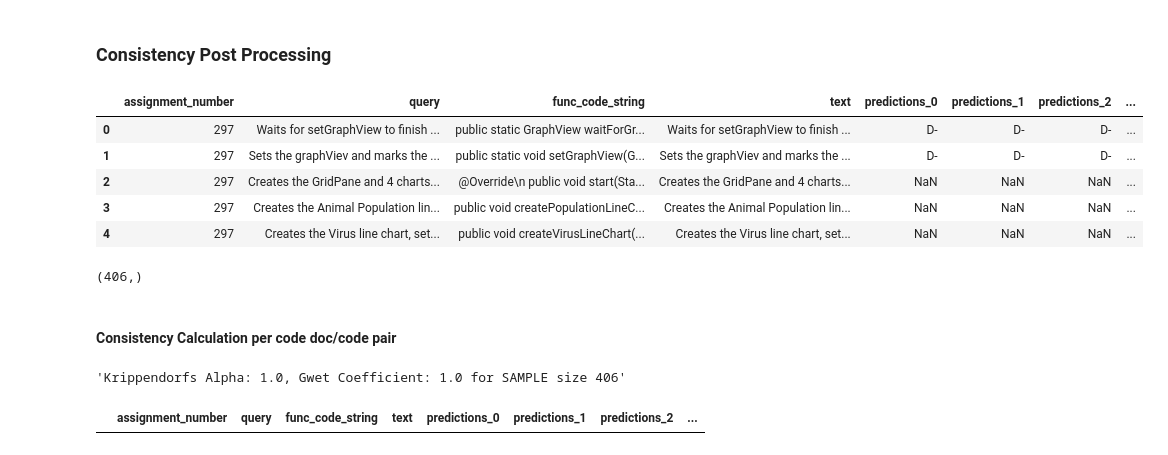
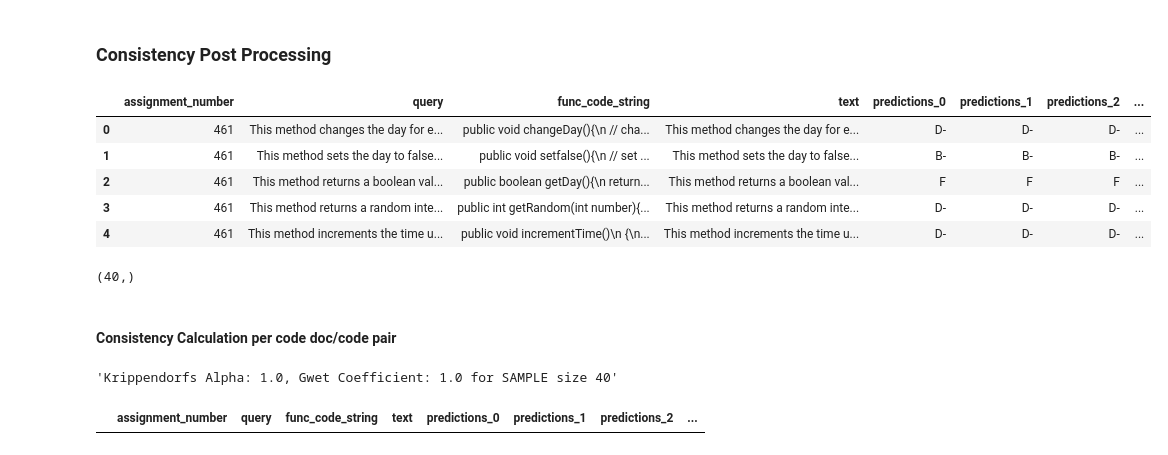
Before and after one commit to m-messer/Grading-Documentation-with-Machine-Learning, a Jupyter notebook: consistency/results.ipynb, the cells around one changed output. Saved outputs shown, nothing was run; the diff lists cells and outputs as text; code cells hidden in the pictures.

```diff
--- a/consistency/results.ipynb
+++ b/consistency/results.ipynb
@@ -6,25 +6,25 @@ import seaborn as sns
 # %% [markdown]
 ### Consistency Post Processing
 # %%
-SAMPLE_SIZE = 406
+SAMPLE_SIZE = 40
 df = pd.read_csv(f'../data/consistency_grades_{SAMPLE_SIZE}_sample.csv')
 df = df.drop(columns=['Unnamed: 0'])
-df['predictions_0'] = pd.Categorical(df['predictions_0'], ['A++', 'A+', 'A', 'A-', 'B+', 'B', 'B-','C+', 'C', 'C-', 'D+', 'D', 'D-', 'F'], ordered=True)
-df['predictions_1'] = pd.Categorical(df['predictions_1'], ['A++', 'A+', 'A', 'A-', 'B+', 'B', 'B-','C+', 'C', 'C-', 'D+', 'D', 'D-', 'F'], ordered=True)
-df['predictions_2'] = pd.Categorical(df['predictions_2'], ['A++', 'A+', 'A', 'A-', 'B+', 'B', 'B-','C+', 'C', 'C-', 'D+', 'D', 'D-', 'F'], ordered=True)
-df['predictions_3'] = pd.Categorical(df['predictions_3'], ['A++', 'A+', 'A', 'A-', 'B+', 'B', 'B-','C+', 'C', 'C-', 'D+', 'D', 'D-', 'F'], ordered=True)
+df['predictions_0'] = pd.Categorical(df['predictions_0'], ['F', 'D-', 'D', 'D+', 'C-', 'C', 'C+', 'B-', 'B', 'B+', 'A-', 'A', 'A+', 'A++'], ordered=True)
+df['predictions_1'] = pd.Categorical(df['predictions_1'], ['F', 'D-', 'D', 'D+', 'C-', 'C', 'C+', 'B-', 'B', 'B+', 'A-', 'A', 'A+', 'A++'], ordered=True)
+df['predictions_2'] = pd.Categorical(df['predictions_2'], ['F', 'D-', 'D', 'D+', 'C-', 'C', 'C+', 'B-', 'B', 'B+', 'A-', 'A', 'A+', 'A++'], ordered=True)
+df['predictions_3'] = pd.Categorical(df['predictions_3'], ['F', 'D-', 'D', 'D+', 'C-', 'C', 'C+', 'B-', 'B', 'B+', 'A-', 'A', 'A+', 'A++'], ordered=True)
 df.head()
 # %% [output]
 |  | assignment_number | query | func_code_string | text | predictions_0 | predictions_1 | predictions_2 | ... |
-| 0 | 297 | Waits for setGraphView to finish ... | public static GraphView waitForGr... | Waits for setGraphView to finish ... | D- | D- | D- | ... |
-| 1 | 297 | Sets the graphViev and marks the ... | public static void setGraphView(G... | Sets the graphViev and marks the ... | D- | D- | D- | ... |
-| 2 | 297 | Creates the GridPane and 4 charts... | @Override\n public void start(Sta... | Creates the GridPane and 4 charts... | NaN | NaN | NaN | ... |
-| 3 | 297 | Creates the Animal Population lin... | public void createPopulationLineC... | Creates the Animal Population lin... | NaN | NaN | NaN | ... |
-| 4 | 297 | Creates the Virus line chart, set... | public void createVirusLineChart(... | Creates the Virus line chart, set... | NaN | NaN | NaN | ... |
+| 0 | 461 | This method changes the day for e... | public void changeDay(){\n // cha... | This method changes the day for e... | D- | D- | D- | ... |
+| 1 | 461 | This method sets the day to false... | public void setfalse(){\n // set ... | This method sets the day to false... | B- | B- | B- | ... |
+| 2 | 461 | This method returns a boolean val... | public boolean getDay(){\n return... | This method returns a boolean val... | F | F | F | ... |
+| 3 | 461 | This method returns a random inte... | public int getRandom(int number){... | This method returns a random inte... | D- | D- | D- | ... |
+| 4 | 461 | This method increments the time u... | public void incrementTime()\n {\n... | This method increments the time u... | D- | D- | D- | ... |
 # %%
 df['assignment_number'].unique().shape
 # %% [output]
-(406,)
+(40,)
 # %% [markdown]
 #### Consistency Calculation per code doc/code pair
 # %%
@@ -46,7 +46,7 @@ def irr_results(df):
 
 irr_results(df)
 # %% [output]
-'Krippendorfs Alpha: 1.0, Gwet Coefficient: 1.0 for SAMPLE size 406'
+'Krippendorfs Alpha: 1.0, Gwet Coefficient: 1.0 for SAMPLE size 40'
 # %%
 df[(df['predictions_0'] != df['predictions_1']) & (df['predictions_1'] != df['predictions_2']) & (df['predictions_2'] != df['predictions_3'])].dropna()
 # %% [output]
```
Also changed, not shown: parts of 4 cells of this notebook, 1 other file.
